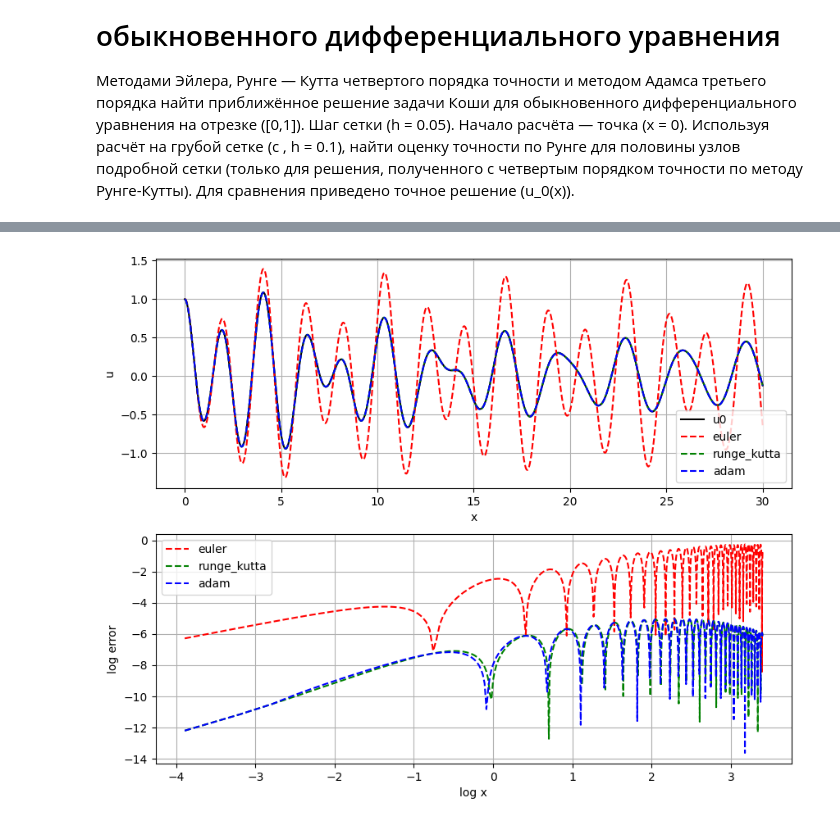
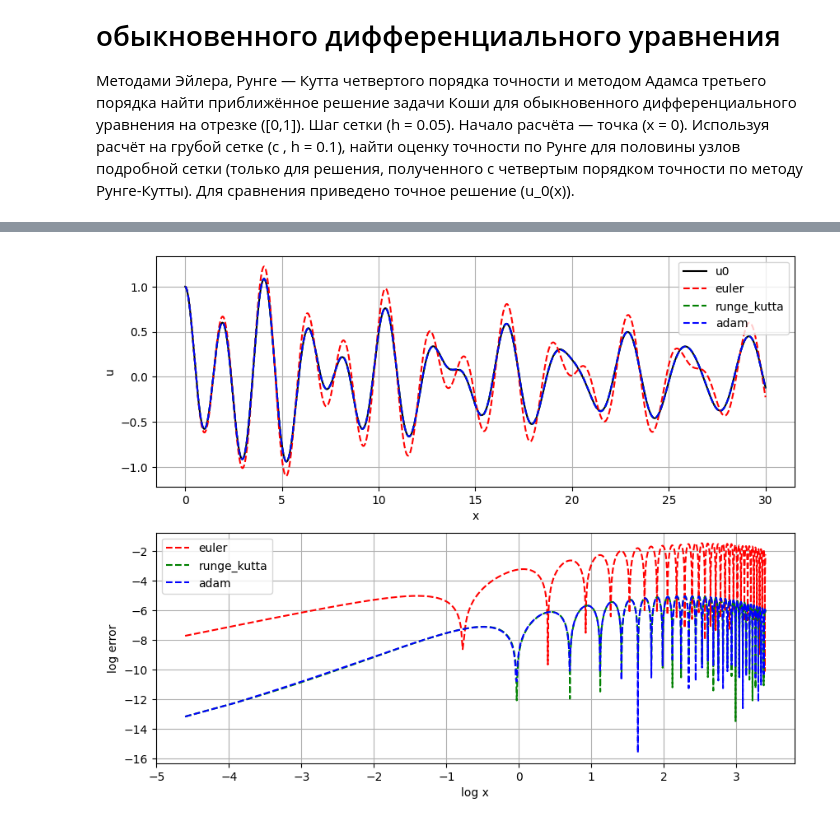
Before and after one commit to AndreDon0/Numerical_methods, a Jupyter notebook: labs/5.ipynb, the cells around one changed output, grey strips where cells are left out. Cells and saved outputs as stored; diff of their text form; code cells hidden in the pictures.

```diff
--- a/labs/5.ipynb
+++ b/labs/5.ipynb
@@ -157,29 +139,33 @@ plt.show()
+# %%
+h = 0.01
+grid = np.linspace(a, b, int((b - a)/h + 1))
+euler_res = euler(F, grid, Y0)
+runge_kutta_res = runge_kutta_4(F, grid, Y0)
+adam_res = adam_3(F, grid, Y0)
 # %%
-h = 0.01
-
 plt.figure(figsize=(10, 8))
 
 plt.subplot(2, 1, 1)
 plt.plot(grid, u0(grid), label='u0', c='black')
-plt.plot(euler_grid, euler_res[:, 0], label='euler', linestyle='--', c='r')
-plt.plot(runge_kutta_grid, runge_kutta_res[:, 0], label='runge_kutta', linestyle='--', c='g')
-plt.plot(adam_grid, adam_res[:, 0], label='adam', linestyle='--', c='b')
+plt.plot(grid, euler_res[:, 0], label='euler', linestyle='--', c='r')
+plt.plot(grid, runge_kutta_res[:, 0], label='runge_kutta', linestyle='--', c='g')
+plt.plot(grid, adam_res[:, 0], label='adam', linestyle='--', c='b')
 
 plt.xlabel('x')
 plt.ylabel('u')
 plt.grid(True)
 plt.legend()
 
 plt.subplot(2, 1, 2)
-plt.plot(np.log(euler_grid[1:] + 1e-16), np.log(abs(u0(grid)[1:] - euler_res[1:, 0]) + 1e-16), label='euler', linestyle='--', c='r')
-plt.plot(np.log(runge_kutta_grid[1:] + 1e-16), np.log(abs(u0(grid)[1:] - runge_kutta_res[1:, 0]) + 1e-16), label='runge_kutta', linestyle='--', c='g')
-plt.plot(np.log(adam_grid[1:] + 1e-16), np.log(abs(u0(grid)[1:] - adam_res[1:, 0]) + 1e-16), label='adam', linestyle='--', c='b')
+plt.plot(np.log(grid[1:] + 1e-16), np.log(abs(u0(grid)[1:] - euler_res[1:, 0]) + 1e-16), label='euler', linestyle='--', c='r')
+plt.plot(np.log(grid[1:] + 1e-16), np.log(abs(u0(grid)[1:] - runge_kutta_res[1:, 0]) + 1e-16), label='runge_kutta', linestyle='--', c='g')
+plt.plot(np.log(grid[1:] + 1e-16), np.log(abs(u0(grid)[1:] - adam_res[1:, 0]) + 1e-16), label='adam', linestyle='--', c='b')
 
 plt.xlabel('log x')
 plt.ylabel('log error')
 plt.grid(True)
 plt.legend()
 
 plt.show()
 # %% [output]
-[figure, old version]
+[figure, new version]
```
Also changed, not shown: parts of 5 cells of this notebook.
